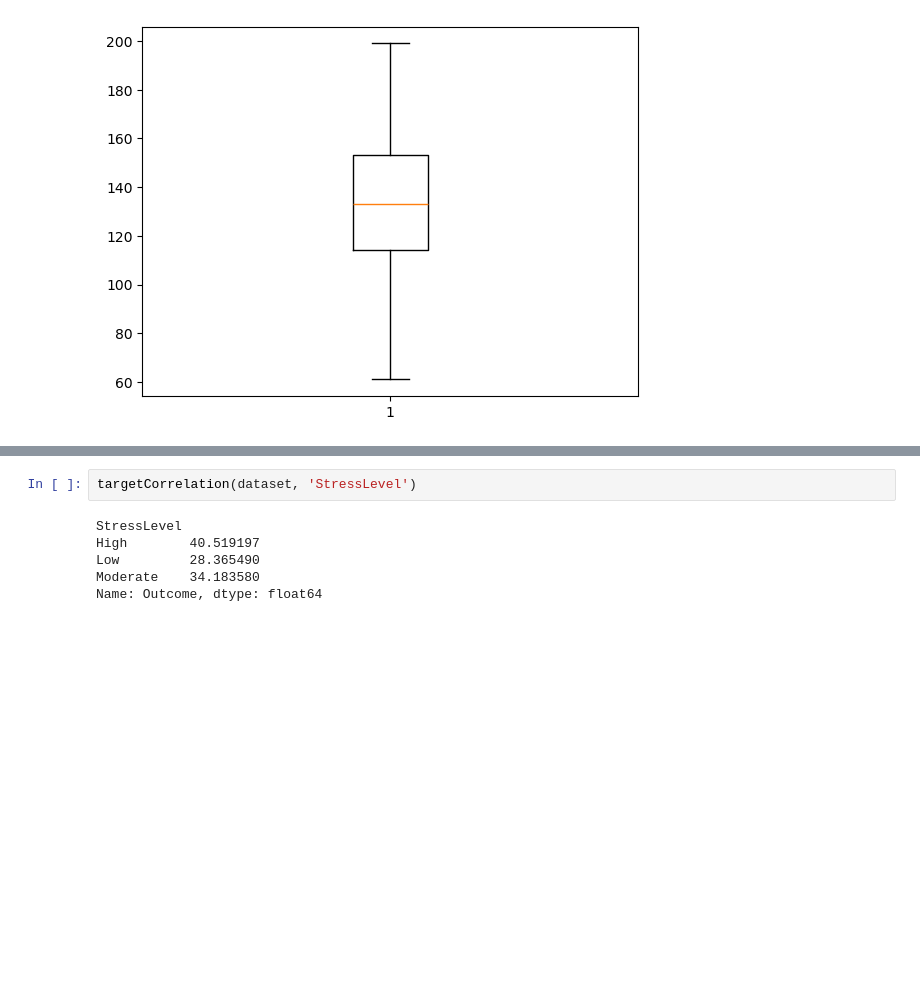
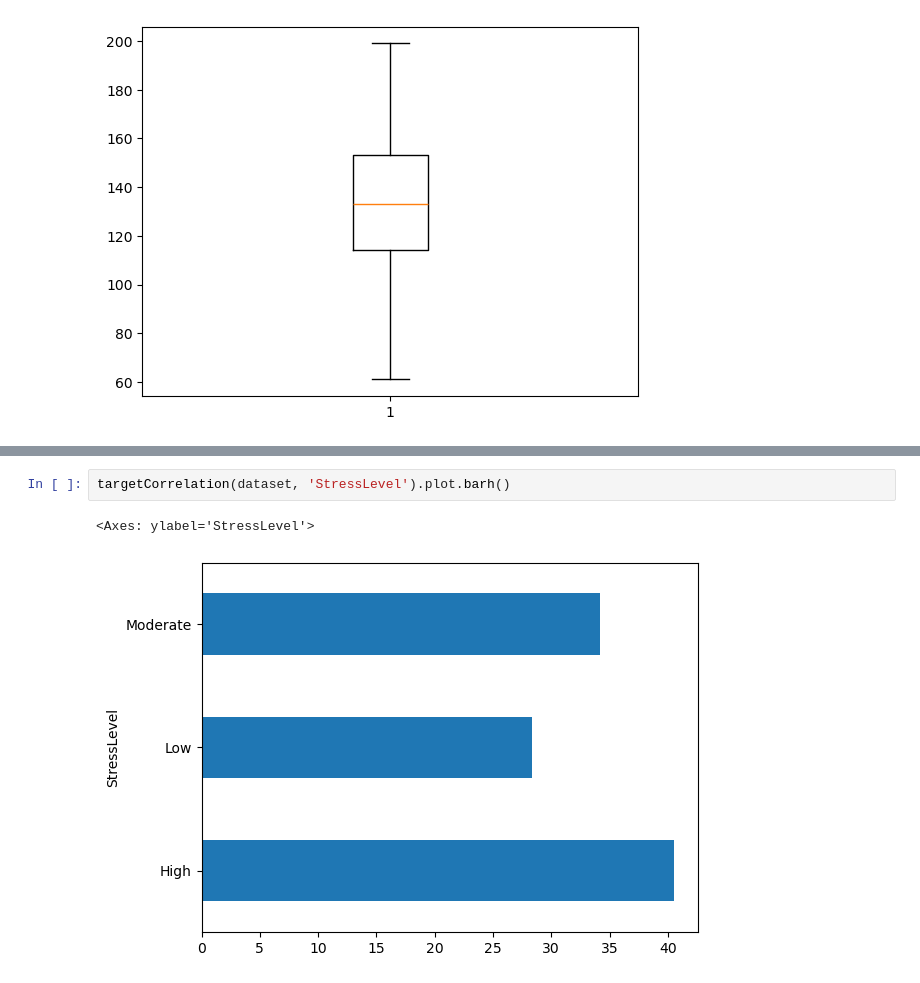
Before and after one commit to miriamsonaglia/Heart-Attack-Prediction-Model, a Jupyter notebook: DataIntensive.ipynb, the cells around one changed output, grey strips where cells are left out. Saved outputs shown, nothing was run; the diff lists cells and outputs as text; blank space fills up the shorter version.

```diff
--- a/DataIntensive.ipynb
+++ b/DataIntensive.ipynb
@@ -605,9 +613,6 @@ Name: Outcome, dtype: float64
 # %%
-targetCorrelation(dataset, 'StressLevel')
+targetCorrelation(dataset, 'StressLevel').plot.barh()
 # %% [output]
-StressLevel
-High        40.519197
-Low         28.365490
-Moderate    34.183580
-Name: Outcome, dtype: float64
+<Axes: ylabel='StressLevel'>
+[figure, added]
 # %%
```
Also changed, not shown: parts of 15 cells of this notebook.
